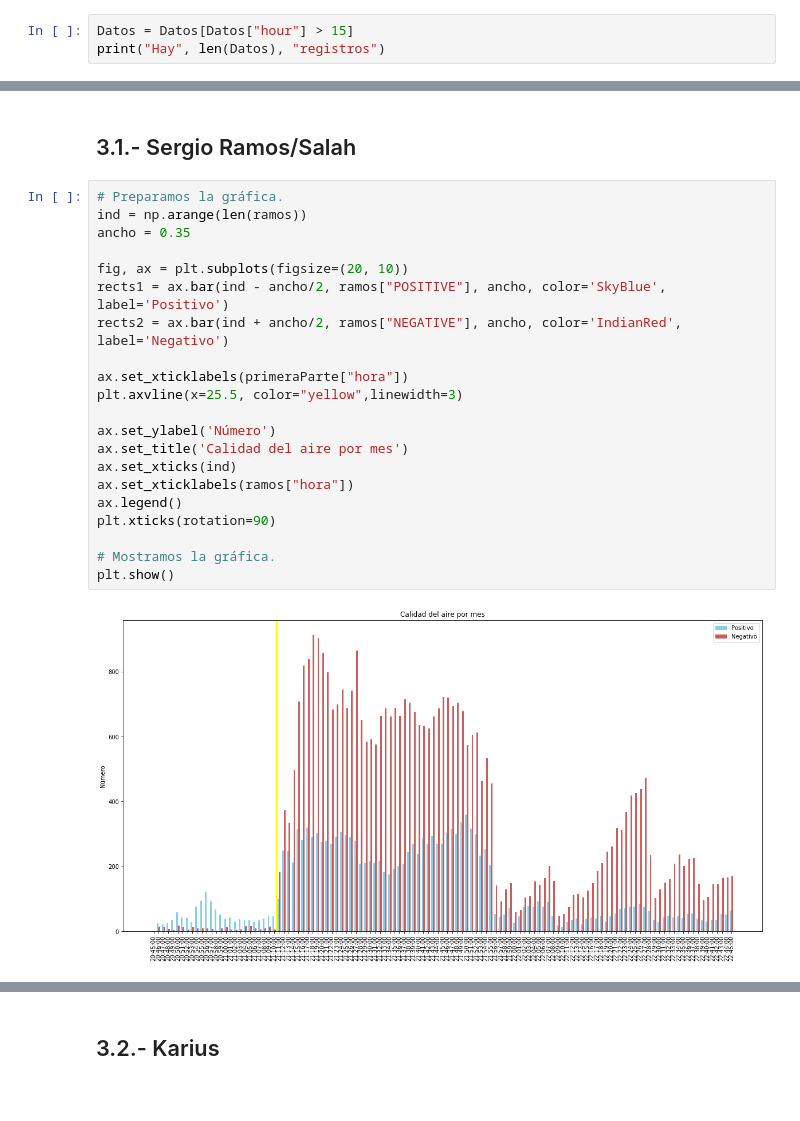
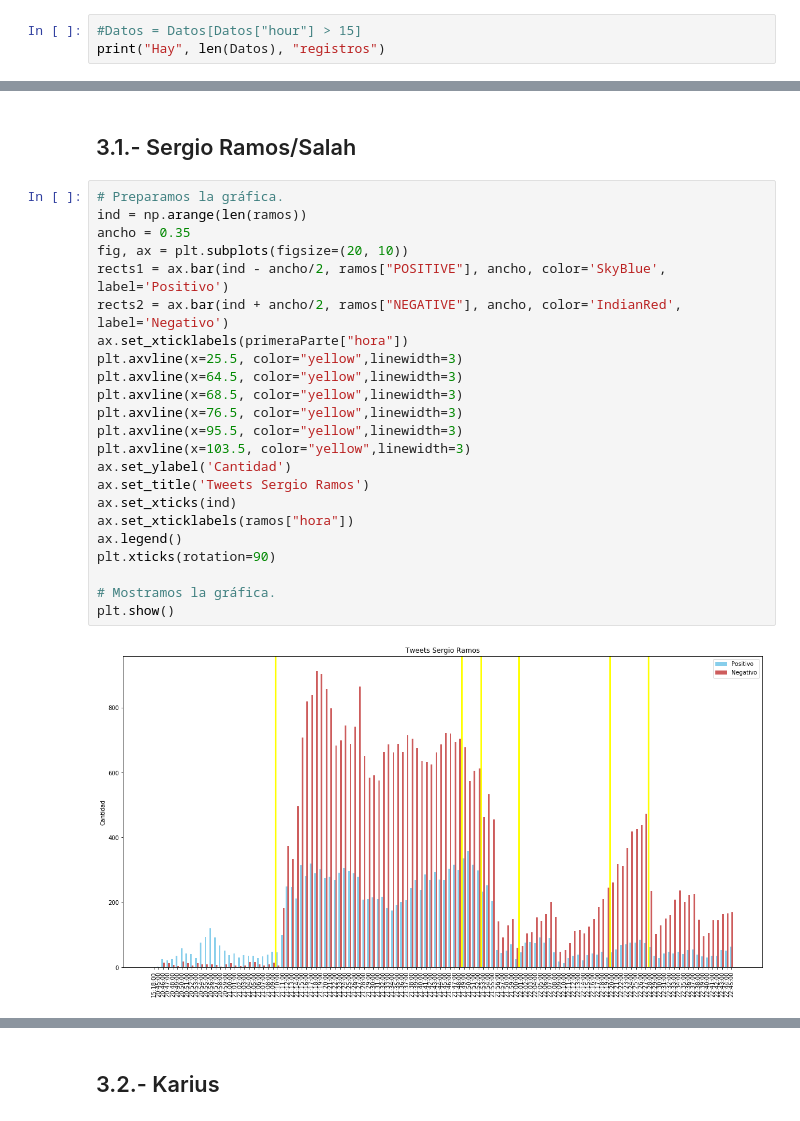
Before and after one commit to gdelasheras/Analisis-tweets-UCL-Final-2018-Real-Madrid-vs-Liverpool, a Jupyter notebook: Notebooks/PROY-NB03-TWEETS.ipynb, the cells around one changed output, grey strips where cells are left out. Cells and saved outputs as stored; diff of their text form.

```diff
--- a/Notebooks/PROY-NB03-TWEETS.ipynb
+++ b/Notebooks/PROY-NB03-TWEETS.ipynb
@@ -46,6 +46,6 @@ del Datos["hora"]
 # %% [markdown]
 <font color="blue">Eliminamos 61 registros que son antes del partido a una hora distanciada de la hora del partido.</font>
 # %%
-Datos = Datos[Datos["hour"] > 15]
+#Datos = Datos[Datos["hour"] > 15]
 print("Hay", len(Datos), "registros")
 # %% [output]
@@ -373,23 +392,25 @@ karius["hora_dt"] = pd.to_datetime(karius["hora"], format="%H:%M:%S")
 # %%
 # Preparamos la gráfica.
 ind = np.arange(len(ramos))
 ancho = 0.35
-
 fig, ax = plt.subplots(figsize=(20, 10))
 rects1 = ax.bar(ind - ancho/2, ramos["POSITIVE"], ancho, color='SkyBlue', label='Positivo')
 rects2 = ax.bar(ind + ancho/2, ramos["NEGATIVE"], ancho, color='IndianRed', label='Negativo')
-
 ax.set_xticklabels(primeraParte["hora"])
 plt.axvline(x=25.5, color="yellow",linewidth=3)
-
-ax.set_ylabel('Número')
-ax.set_title('Calidad del aire por mes')
+plt.axvline(x=64.5, color="yellow",linewidth=3)
+plt.axvline(x=68.5, color="yellow",linewidth=3)
+plt.axvline(x=76.5, color="yellow",linewidth=3)
+plt.axvline(x=95.5, color="yellow",linewidth=3)
+plt.axvline(x=103.5, color="yellow",linewidth=3)
+ax.set_ylabel('Cantidad')
+ax.set_title('Tweets Sergio Ramos')
 ax.set_xticks(ind)
 ax.set_xticklabels(ramos["hora"])
 ax.legend()
 plt.xticks(rotation=90)
 
 # Mostramos la gráfica.
 plt.show()
 # %% [output]
-[figure, old version]
+[figure, new version]
```
Also changed, not shown: parts of 35 cells of this notebook, 2 other files.
